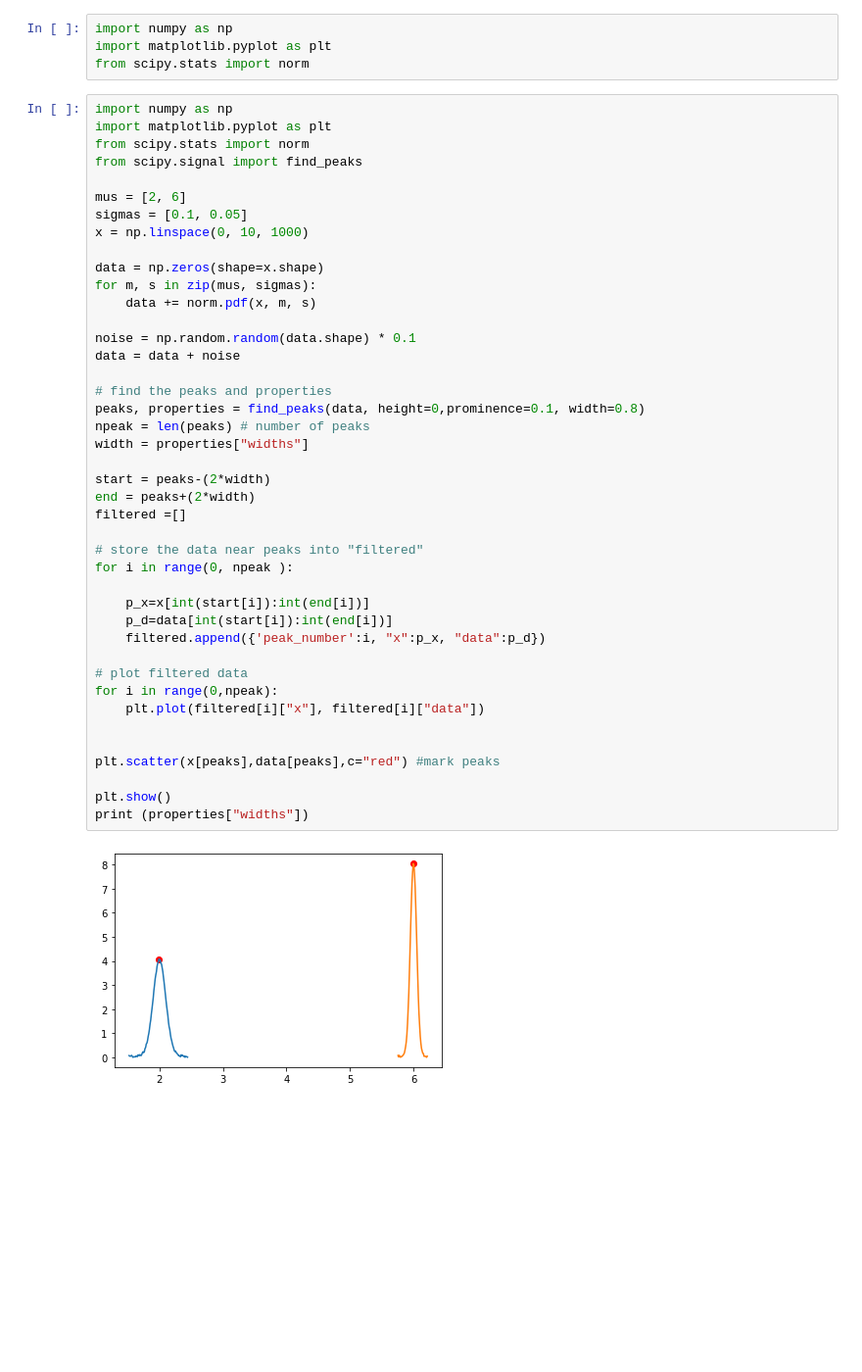
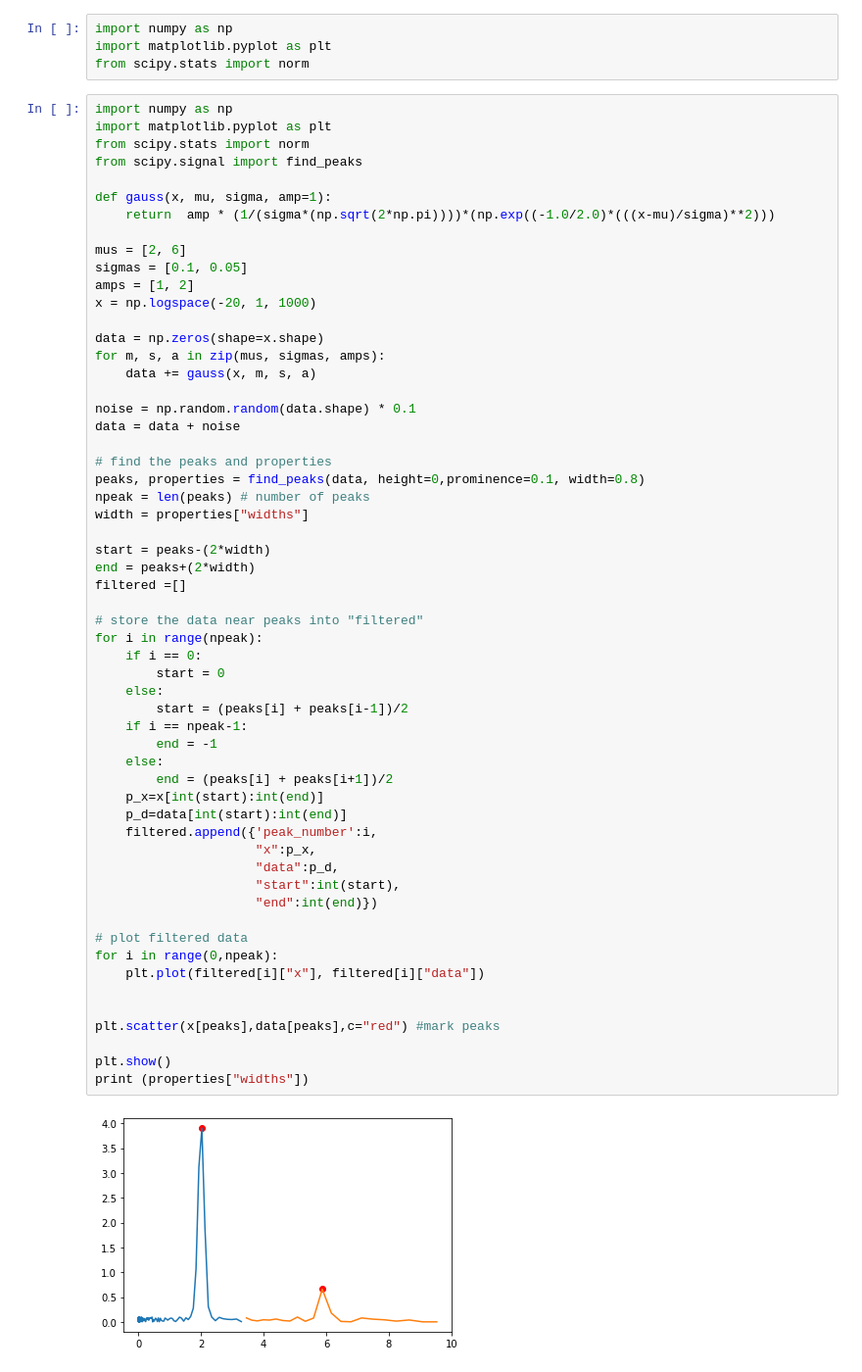
Before and after one commit to sarikasoman/Casimir-programming, a Jupyter notebook: fitting_with_curve_fit.ipynb, the cells around one changed output. Shown: that part at 98% size. Drawn from its saved outputs; the diff is of its cells as text; blank space fills up the shorter version.

```diff
--- a/fitting_with_curve_fit.ipynb
+++ b/fitting_with_curve_fit.ipynb
@@ -8,41 +8,56 @@ import matplotlib.pyplot as plt
 from scipy.stats import norm
 from scipy.signal import find_peaks
 
+def gauss(x, mu, sigma, amp=1):
+    return  amp * (1/(sigma*(np.sqrt(2*np.pi))))*(np.exp((-1.0/2.0)*(((x-mu)/sigma)**2)))
+
 mus = [2, 6]
 sigmas = [0.1, 0.05]
-x = np.linspace(0, 10, 1000)
+amps = [1, 2]
+x = np.logspace(-20, 1, 1000)
 
 data = np.zeros(shape=x.shape)
-for m, s in zip(mus, sigmas):
-    data += norm.pdf(x, m, s)
+for m, s, a in zip(mus, sigmas, amps):
+    data += gauss(x, m, s, a)
 
 noise = np.random.random(data.shape) * 0.1
 data = data + noise
 
 # find the peaks and properties
 peaks, properties = find_peaks(data, height=0,prominence=0.1, width=0.8)
 npeak = len(peaks) # number of peaks
 width = properties["widths"]
 
 start = peaks-(2*width)
 end = peaks+(2*width)
 filtered =[]
 
 # store the data near peaks into "filtered"
-for i in range(0, npeak ):
-
-    p_x=x[int(start[i]):int(end[i])]
-    p_d=data[int(start[i]):int(end[i])]
-    filtered.append({'peak_number':i, "x":p_x, "data":p_d})
+for i in range(npeak):
+    if i == 0:
+        start = 0
+    else:
+        start = (peaks[i] + peaks[i-1])/2
+    if i == npeak-1:
+        end = -1
+    else:
+        end = (peaks[i] + peaks[i+1])/2
+    p_x=x[int(start):int(end)]
+    p_d=data[int(start):int(end)]
+    filtered.append({'peak_number':i,
+                     "x":p_x,
+                     "data":p_d,
+                     "start":int(start),
+                     "end":int(end)})
 
 # plot filtered data
 for i in range(0,npeak):
     plt.plot(filtered[i]["x"], filtered[i]["data"])
 
 
 plt.scatter(x[peaks],data[peaks],c="red") #mark peaks
 
 plt.show()
 print (properties["widths"])
 # %% [output]
-[figure, old version]
+[figure, new version]
```
Also changed, not shown: parts of 6 cells of this notebook.
